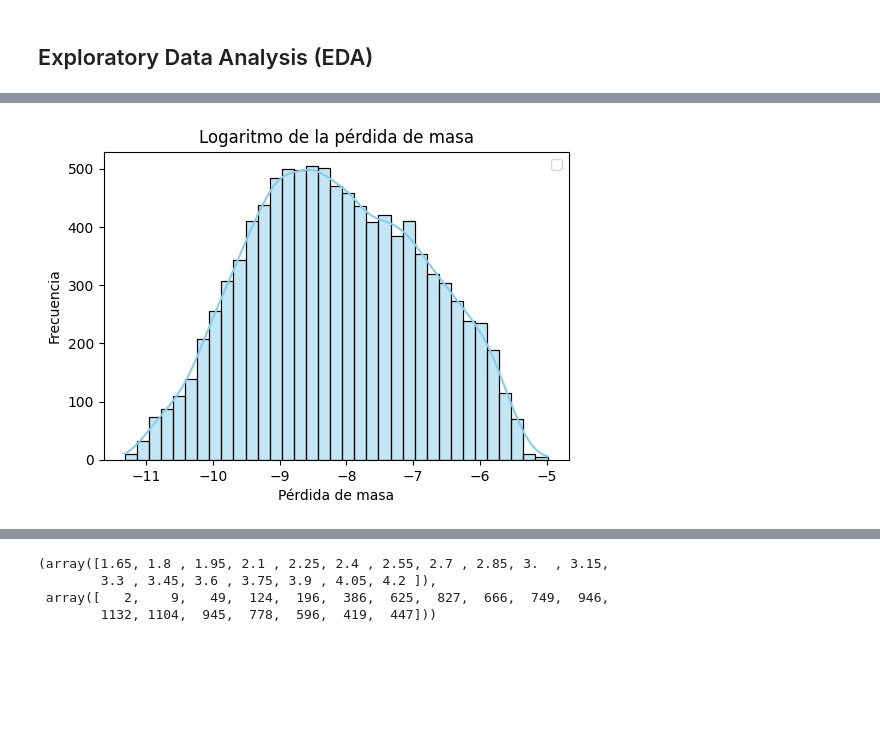
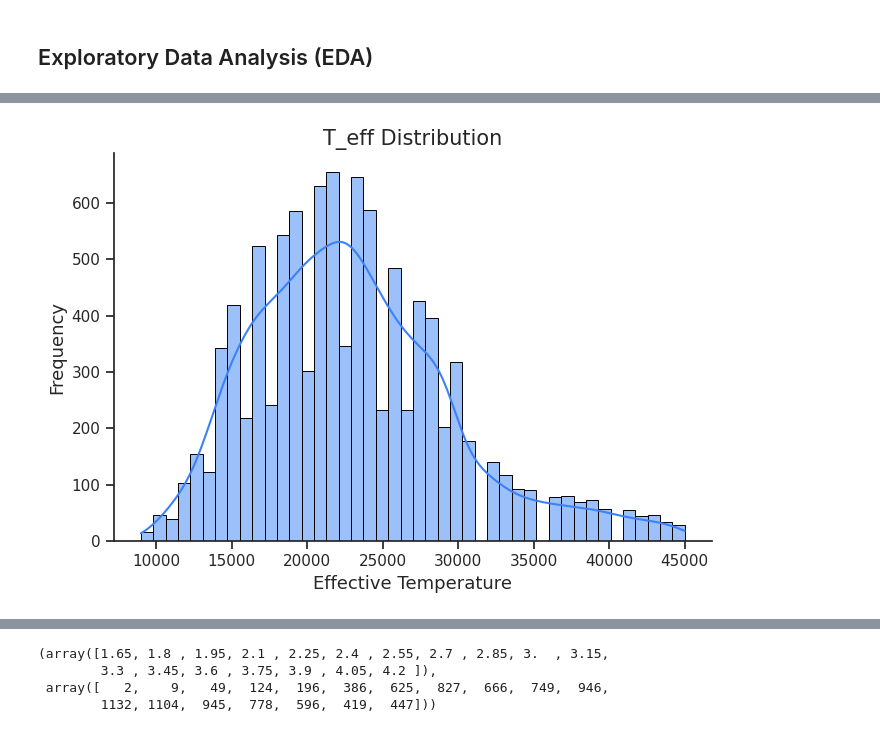
Before and after one commit to rpezoa/OCEANS_ml, a Jupyter notebook: project_stellar_param.ipynb, the cells around one changed output, grey strips where cells are left out. Cells and saved outputs as stored; diff of their text form; code cells hidden in the pictures; blank space fills up the shorter version.

```diff
--- a/project_stellar_param.ipynb
+++ b/project_stellar_param.ipynb
@@ -116,10 +212,8 @@ plt.show()
-# %%
-plt.figure(figsize=(6,4)) # Ajustar tamaño del gráfico
-sns.histplot(y_new[:,2], kde=True, color="skyblue")
-plt.legend() # Mostrar etiquetas de cada curva
-plt.title("Logaritmo de la pérdida de masa")
-plt.xlabel("Pérdida de masa")
-plt.ylabel("Frecuencia")
-plt.show()
-# %% [output]
-[figure, removed]
+# %%
+plot_histogram_science_style(
+    y_new[:, 0],
+    title="T_eff Distribution",
+    xlabel="Effective Temperature"
+)
+# %% [output]
+[figure, added]
```
Also changed, not shown: parts of 60 cells of this notebook.
